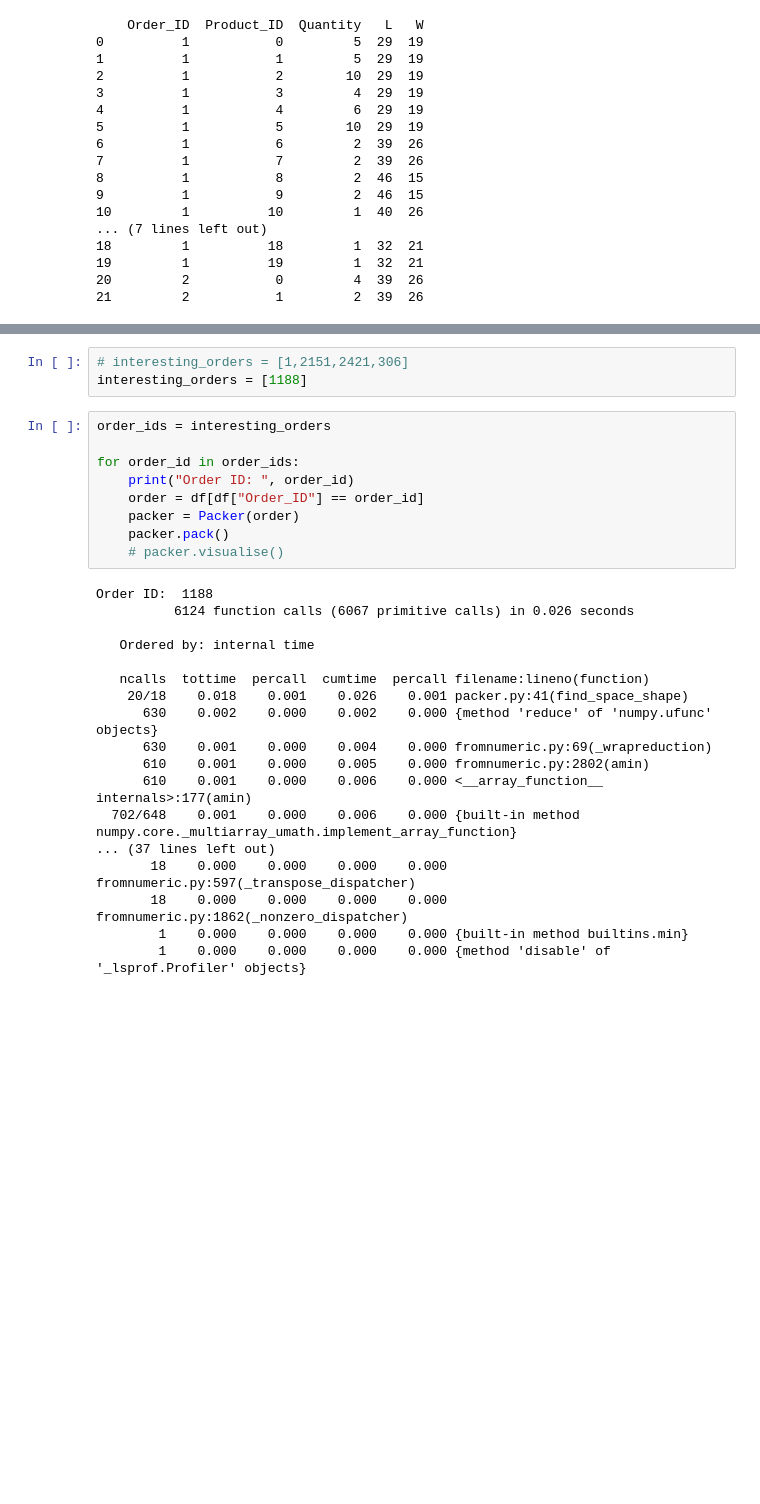
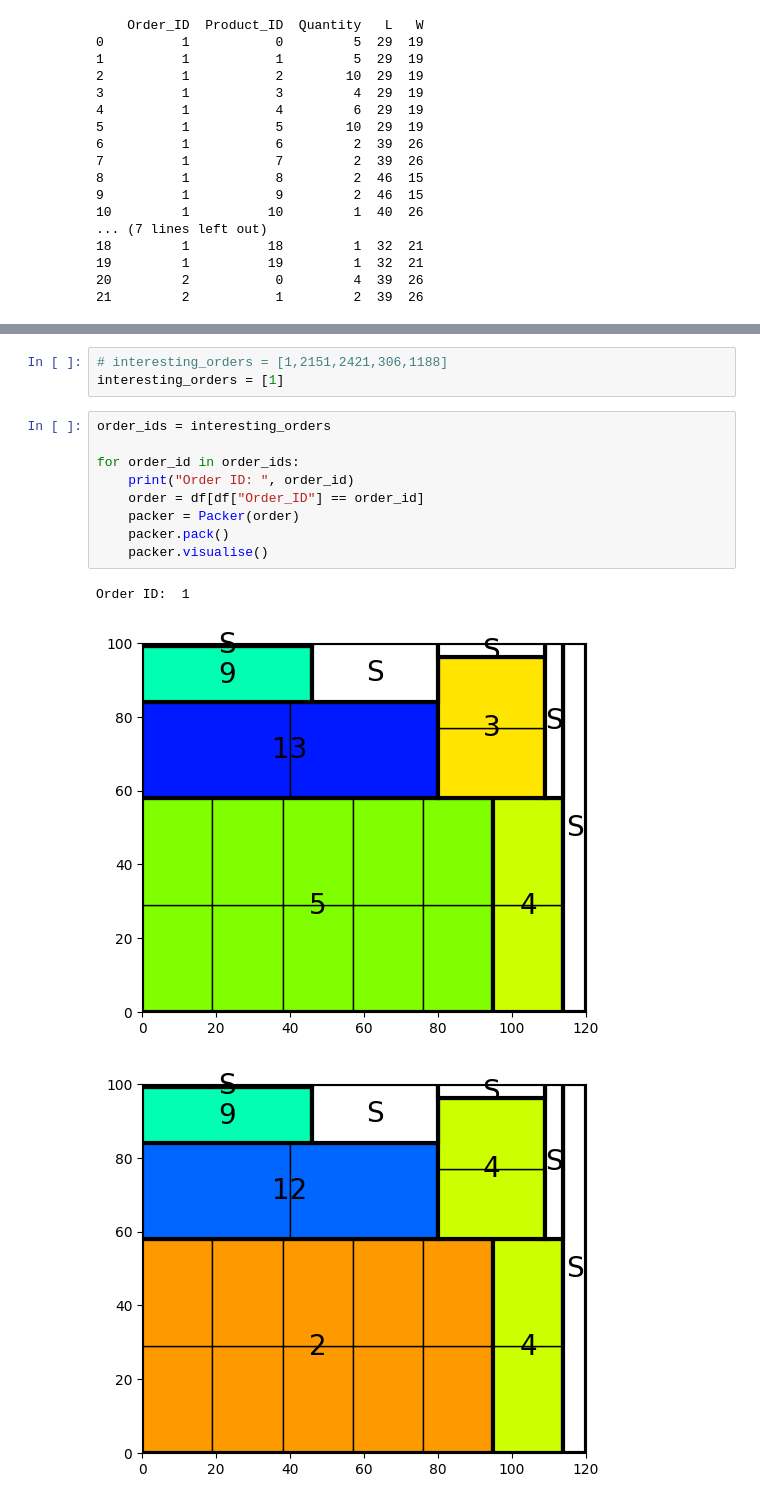
Before and after one commit to RobbeDelporte/BinPacker2D, a Jupyter notebook: packer.ipynb, the cells around one changed output, grey strips where cells are left out. Saved outputs shown, nothing was run; the diff lists cells and outputs as text; blank space fills up the shorter version.

```diff
--- a/packer.ipynb
+++ b/packer.ipynb
@@ -91,30 +72,16 @@ plt.show()
 # %%
-# interesting_orders = [1,2151,2421,306]
-interesting_orders = [1188]
+# interesting_orders = [1,2151,2421,306,1188]
+interesting_orders = [1]
 # %%
 order_ids = interesting_orders
 
 for order_id in order_ids:
     print("Order ID: ", order_id)
     order = df[df["Order_ID"] == order_id]
     packer = Packer(order)
     packer.pack()
-    # packer.visualise()
+    packer.visualise()
 # %% [output]
-Order ID:  1188
-          6124 function calls (6067 primitive calls) in 0.026 seconds
-
-   Ordered by: internal time
-
-   ncalls  tottime  percall  cumtime  percall filename:lineno(function)
-    20/18    0.018    0.001    0.026    0.001 packer.py:41(find_space_shape)
-      630    0.002    0.000    0.002    0.000 {method 'reduce' of 'numpy.ufunc' objects}
-      630    0.001    0.000    0.004    0.000 fromnumeric.py:69(_wrapreduction)
-      610    0.001    0.000    0.005    0.000 fromnumeric.py:2802(amin)
-      610    0.001    0.000    0.006    0.000 <__array_function__ internals>:177(amin)
-  702/648    0.001    0.000    0.006    0.000 {built-in method numpy.core._multiarray_umath.implement_array_function}
-... (37 lines left out)
-       18    0.000    0.000    0.000    0.000 fromnumeric.py:597(_transpose_dispatcher)
-       18    0.000    0.000    0.000    0.000 fromnumeric.py:1862(_nonzero_dispatcher)
-        1    0.000    0.000    0.000    0.000 {built-in method builtins.min}
-        1    0.000    0.000    0.000    0.000 {method 'disable' of '_lsprof.Profiler' objects}
+Order ID:  1
+[figure, added]
+[figure, added]
```
Also changed, not shown: parts of 5 cells of this notebook, 15 other files.
